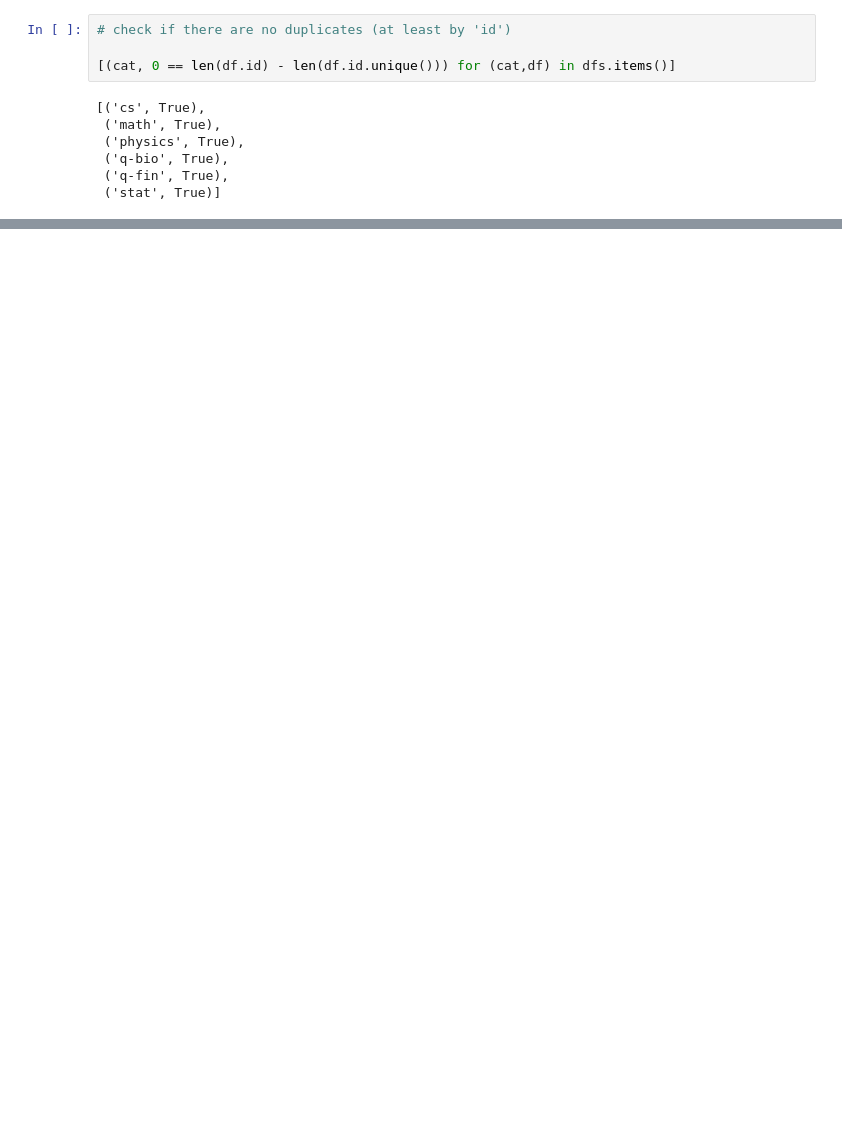
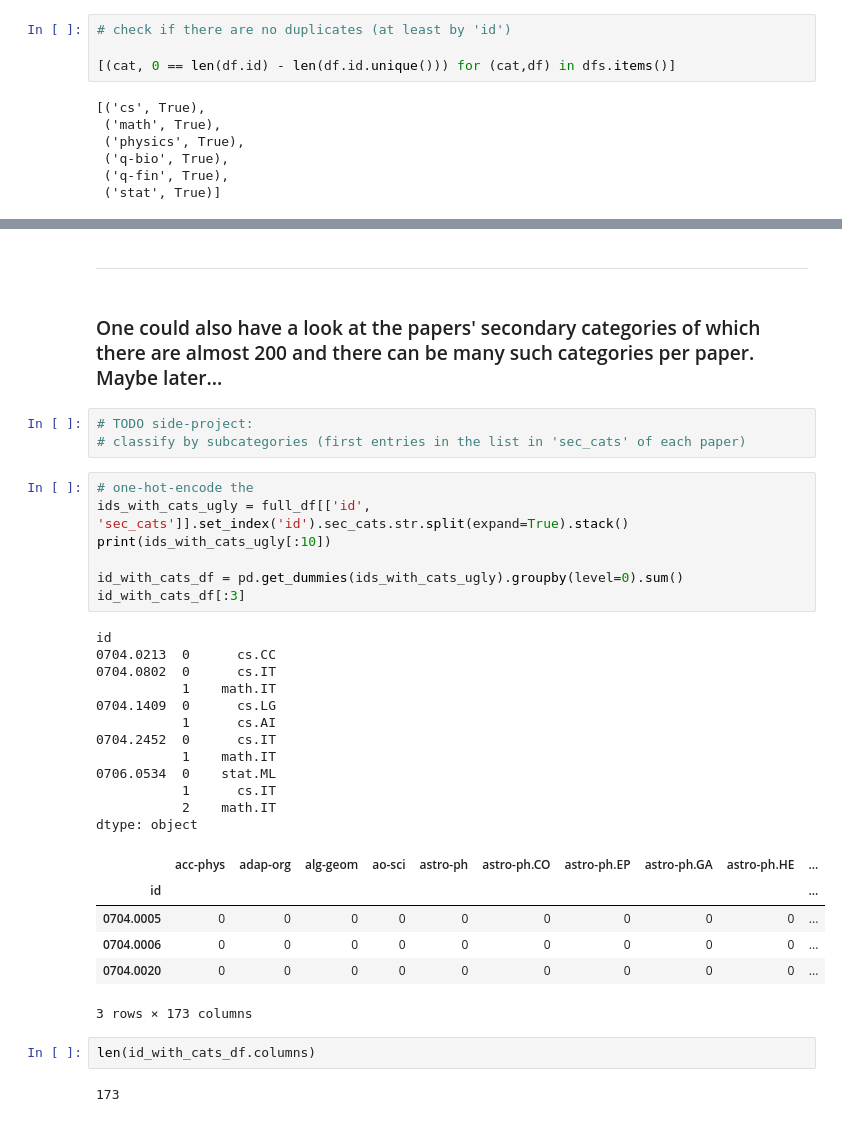
Before and after one commit to olszewskip/musings, a Jupyter notebook: arXiv_explore.ipynb, the cells around one changed output, grey strips where cells are left out. Saved outputs shown, nothing was run; the diff lists cells and outputs as text; blank space fills up the shorter version.

```diff
--- a/arXiv_explore.ipynb
+++ b/arXiv_explore.ipynb
@@ -260,0 +143,37 @@ Counter(full_df.label)['physics'] / len(full_df)
+# %% [markdown]
+---
+# %% [markdown]
+### One could also have a look at the papers' secondary categories of which there are almost 200 and there can be many such categories per paper. Maybe later...
+# %%
+# TODO side-project:
+# classify by subcategories (first entries in the list in 'sec_cats' of each paper)
+# %%
+# one-hot-encode the
+ids_with_cats_ugly = full_df[['id', 'sec_cats']].set_index('id').sec_cats.str.split(expand=True).stack()
+print(ids_with_cats_ugly[:10])
+
+id_with_cats_df = pd.get_dummies(ids_with_cats_ugly).groupby(level=0).sum()
+id_with_cats_df[:3]
+# %% [output]
+id
+0704.0213  0      cs.CC
+0704.0802  0      cs.IT
+           1    math.IT
+0704.1409  0      cs.LG
+           1      cs.AI
+0704.2452  0      cs.IT
+           1    math.IT
+0706.0534  0    stat.ML
+           1      cs.IT
+           2    math.IT
+dtype: object
+|  | acc-phys | adap-org | alg-geom | ao-sci | astro-ph | astro-ph.CO | astro-ph.EP | astro-ph.GA | astro-ph.HE | ... |
+| id |  |  |  |  |  |  |  |  |  | ... |
+| 0704.0005 | 0 | 0 | 0 | 0 | 0 | 0 | 0 | 0 | 0 | ... |
+| 0704.0006 | 0 | 0 | 0 | 0 | 0 | 0 | 0 | 0 | 0 | ... |
+| 0704.0020 | 0 | 0 | 0 | 0 | 0 | 0 | 0 | 0 | 0 | ... |
+3 rows × 173 columns
+# %%
+len(id_with_cats_df.columns)
+# %% [output]
+173
```
Also changed, not shown: parts of 58 cells of this notebook.
